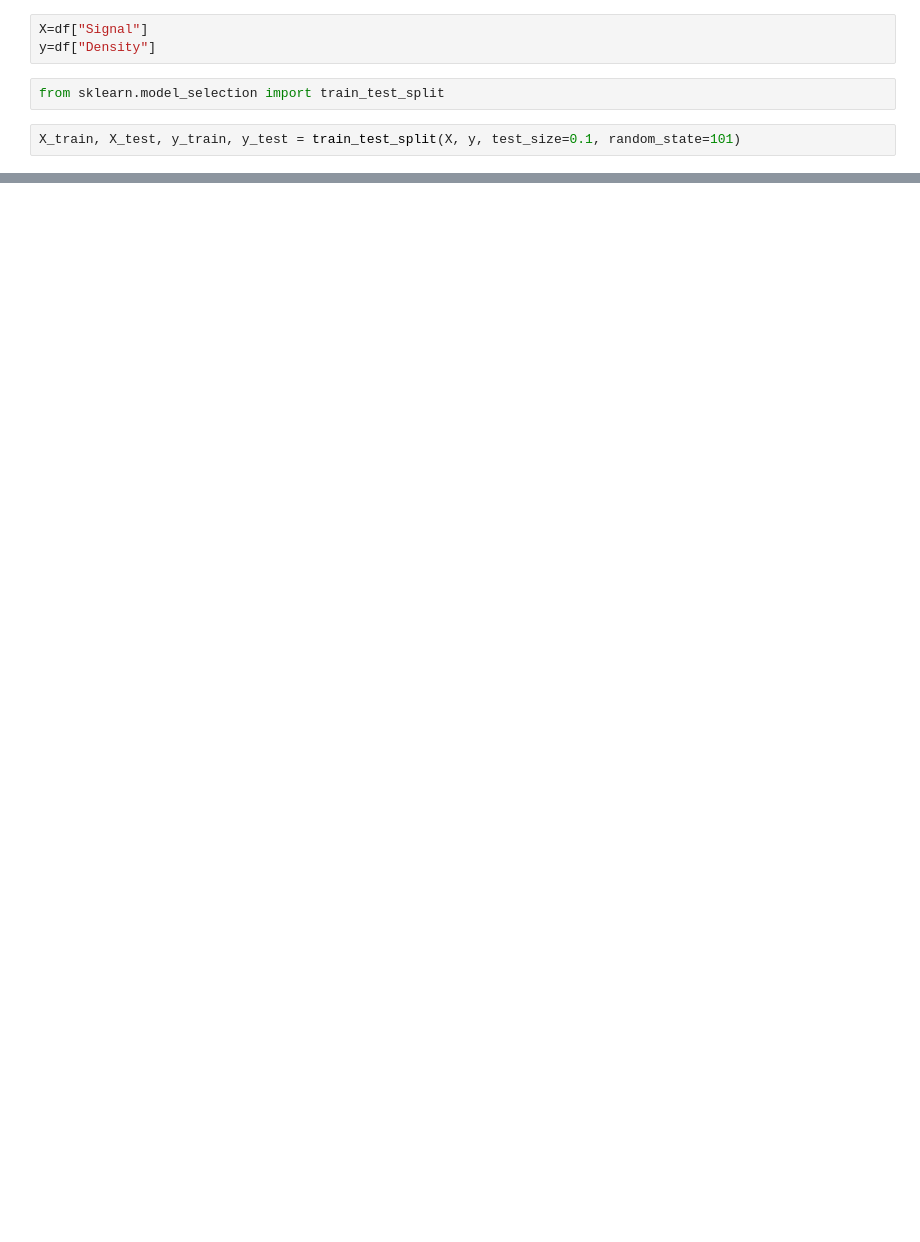
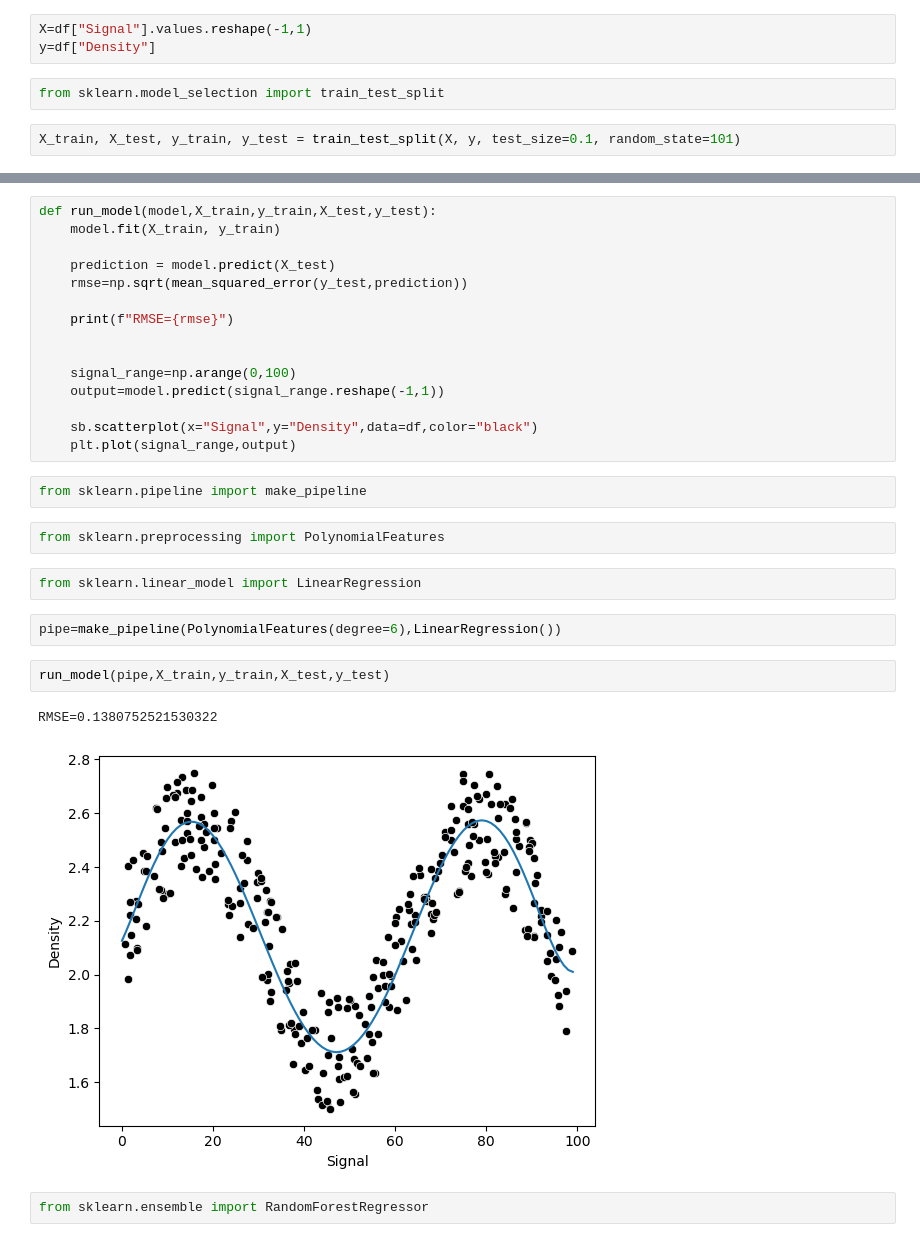
Before and after one commit to habib33-3/Python-Data-Science, a Jupyter notebook: Random Forest/random forest regressor.ipynb, the cells around one changed output, grey strips where cells are left out. Drawn from its saved outputs; the diff is of its cells as text; blank space fills up the shorter version.

```diff
--- a/Random Forest/random forest regressor.ipynb
+++ b/Random Forest/random forest regressor.ipynb
@@ -45,7 +45,7 @@ sb.scatterplot(data=df,x="Signal",y="Density")
 <AxesSubplot: xlabel='Signal', ylabel='Density'>
 [figure]
 # %%
-X=df["Signal"]
+X=df["Signal"].values.reshape(-1,1)
 y=df["Density"]
 # %%
 from sklearn.model_selection import train_test_split
@@ -53,0 +56,30 @@ X_train, X_test, y_train, y_test = train_test_split(X, y, test_size=0.1, random_
+# %%
+def run_model(model,X_train,y_train,X_test,y_test):
+    model.fit(X_train, y_train)
+
+    prediction = model.predict(X_test)
+    rmse=np.sqrt(mean_squared_error(y_test,prediction))
+
+    print(f"RMSE={rmse}")
+
+
+    signal_range=np.arange(0,100)
+    output=model.predict(signal_range.reshape(-1,1))
+
+    sb.scatterplot(x="Signal",y="Density",data=df,color="black")
+    plt.plot(signal_range,output)
+# %%
+from sklearn.pipeline import make_pipeline
+# %%
+from sklearn.preprocessing import PolynomialFeatures
+# %%
+from sklearn.linear_model import LinearRegression
+# %%
+pipe=make_pipeline(PolynomialFeatures(degree=6),LinearRegression())
+# %%
+run_model(pipe,X_train,y_train,X_test,y_test)
+# %% [output]
+RMSE=0.1380752521530322
+[figure, added]
+# %%
+from sklearn.ensemble import RandomForestRegressor
```
Also changed, not shown: parts of 3 cells of this notebook, 7 other files.
